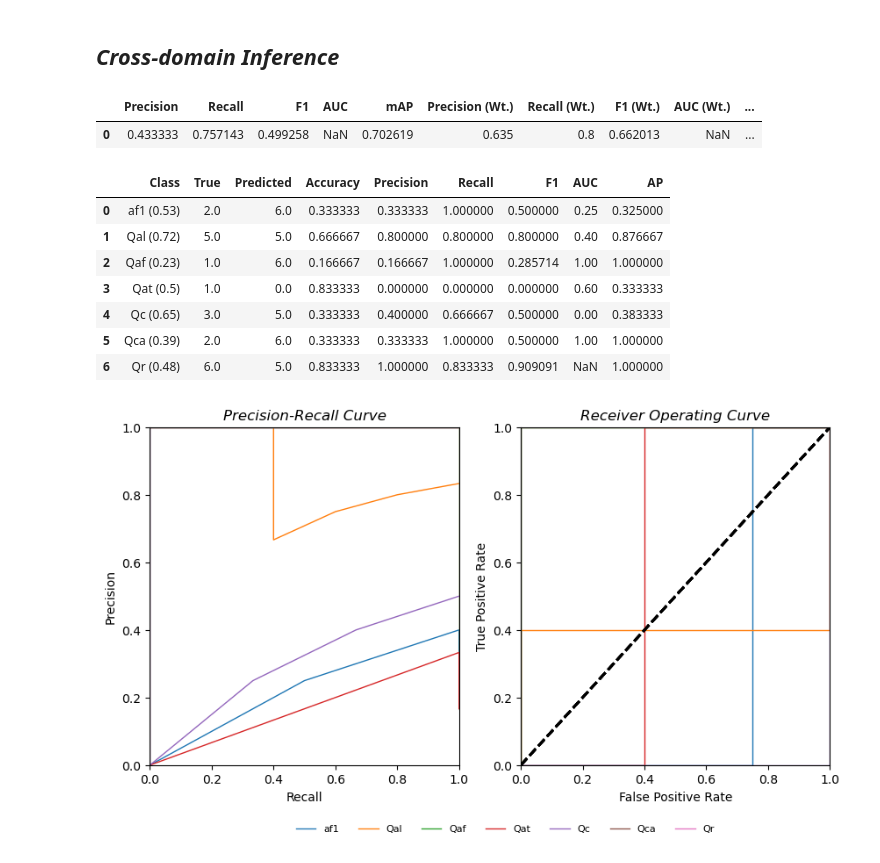
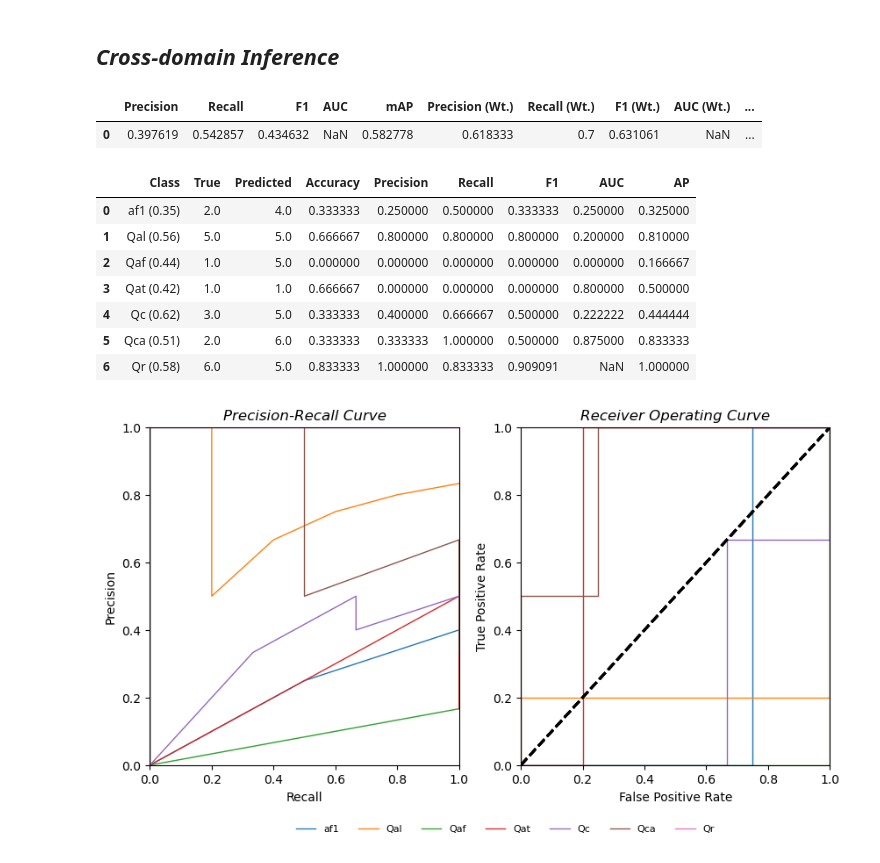
Before and after one commit to masseygeo/earthscape, a Jupyter notebook: notebooks/ml_class_smoke_test.ipynb, the cells around one changed output. Saved outputs shown, nothing was run; the diff lists cells and outputs as text; code cells hidden in the pictures.

```diff
--- a/notebooks/ml_class_smoke_test.ipynb
+++ b/notebooks/ml_class_smoke_test.ipynb
@@ -154,7 +33,8 @@ import matplotlib.pyplot as plt
 seed = 111
 set_seed(seed)
 
-# dict of informal name (modality) & list of file suffixes (channels)
+
+# dict of informal name (modality) & list of file suffixes
 modality_configs = {
     'dem': {
         'channels': ['dem.tif']
@@ -164,34 +44,43 @@ modality_configs = {
     #     }
     }
 
+
 # get normalization parameters for input modalities/channels
-modality_configs = get_norm_stats(f"{SPLIT_DIR}/{STR_VERSION}_stats.csv", modality_configs)
+norm_stats_path = f"{ES_VERSION_SPLIT_DIR}/train_stats.csv"
+modality_configs = get_norm_stats(norm_stats_path, modality_configs)
 
 
 # list of directories containing patch data
-patch_dirs = [r'../data/warren/patches_warren',
-              r'../data/howevalley/patches_howevalley',
-              r'../data/sonora/patches_sonora']
+patch_dirs = [
+    # f"{DATASET_DIR}/warren/patches",
+    # f"{DATASET_DIR}/howevalley/patches",
+    # f"{DATASET_DIR}/sonora/patches",
+    f"{SMOKE_VERSION_SPLIT_DIR}/patches"
+    ]
 
 
 # get patch IDs & create pytorch datasets...
 # training set
-train = gpd.read_file(f"{SMOKE_SPLITS_DIR}/smoke_{STR_VERSION}_train.geojson")
+train_patch_path = f"{SMOKE_VERSION_SPLIT_DIR}/smoke_train_id.geojson"
+train = gpd.read_file(train_patch_path)
 train_patch_ids = train['patch_id'].to_list()
 train_dataset = EarthScape_Dataset(train_patch_ids, patch_dirs, modality_configs, augment=True)
 
 # validation set
-val = gpd.read_file(f"{SMOKE_SPLITS_DIR}/smoke_{STR_VERSION}_val.geojson")
+val_patch_path = f"{SMOKE_VERSION_SPLIT_DIR}/smoke_val_id.geojson"
+val = gpd.read_file(val_patch_path)
 val_patch_ids = val['patch_id'].to_list()
 val_dataset = EarthScape_Dataset(val_patch_ids, patch_dirs, modality_configs, augment=False)
 
 # test set
-test = gpd.read_file(f"{SMOKE_SPLITS_DIR}/smoke_{STR_VERSION}_test.geojson")
+test_patch_path = f"{SMOKE_VERSION_SPLIT_DIR}/smoke_test_id.geojson"
+test = gpd.read_file(test_patch_path)
 test_patch_ids = test['patch_id'].to_list()
 test_dataset = EarthScape_Dataset(test_patch_ids, patch_dirs, modality_configs, augment=False)
 
 # cross-domain test set
-cross = gpd.read_file(f"{SMOKE_SPLITS_DIR}/smoke_{STR_VERSION}_cross.geojson")
+cross_patch_path = f"{SMOKE_VERSION_SPLIT_DIR}/smoke_test_cd.geojson"
+cross = gpd.read_file(cross_patch_path)
 cross_patch_ids = cross['patch_id'].to_list()
 cross_dataset = EarthScape_Dataset(cross_patch_ids, patch_dirs, modality_configs, augment=False)
 
@@ -200,7 +89,7 @@ cross_dataset = EarthScape_Dataset(cross_patch_ids, patch_dirs, modality_configs
 device = torch.device('cuda' if torch.cuda.is_available() else 'cpu')
 batch_size = 2
 num_epochs = 5
-encoder = 'vit'
+encoder = 'resnext'
 model = SGMapNet_Classification(modality_configs, encoder, enable_attention=False, embedding_dim=512, num_heads=8, p_attn=0.0, p_resid=0.0).to(device)
 optimizer = optim.Adam(model.parameters())
 
@@ -227,8 +116,6 @@ model_name = f"{encoder}_{modality_str}_{timestamp}"
 output_dir = f"{MODEL_CLF_DIR}/{model_name}"
 if not os.path.isdir(output_dir):
     os.makedirs(output_dir)
-else:
-    print('Directory already exists...')
 
 
 # log metadata
@@ -366,34 +288,47 @@ fig.savefig(f"{output_dir}/indomain_pr_curves.jpg")
 # %% [markdown]
 ## *Cross-domain Inference*
 # %%
+#############################################
+# Inference & Global Performance Metrics
+#############################################
+
+# inference...
 probabilities, targets = test_model(model, cross_loader, device)
 
+# global performance metrics
 df_cross_global = calculate_global_metrics(targets, probabilities, thresholds=optimal_thresholds)
-
-df_cross_global.to_csv(f"{output_dir}/crossdomain_model_performance.csv", index=False)
+df_cross_global.to_csv(f"{output_dir}/cd_global.csv", index=False)
 
 df_cross_global.head()
 # %% [output]
 |  | Precision | Recall | F1 | AUC | mAP | Precision (Wt.) | Recall (Wt.) | F1 (Wt.) | AUC (Wt.) | ... |
-| 0 | 0.433333 | 0.757143 | 0.499258 | NaN | 0.702619 | 0.635 | 0.8 | 0.662013 | NaN | ... |
+| 0 | 0.397619 | 0.542857 | 0.434632 | NaN | 0.582778 | 0.618333 | 0.7 | 0.631061 | NaN | ... |
 # %%
+###################################
+# Per-Class Performance Metrics
+###################################
+
+# class performance metrics
 df_cross_class = calculate_class_metrics(targets, probabilities, thresholds=optimal_thresholds)
-
-df_cross_class.to_csv(f"{output_dir}/crossdomain_class_performance.csv", index=False)
+df_cross_class.to_csv(f"{output_dir}/cd_class.csv", index=False)
 
 df_cross_class.head(10)
 # %% [output]
 |  | Class | True | Predicted | Accuracy | Precision | Recall | F1 | AUC | AP |
-| 0 | af1 (0.53) | 2.0 | 6.0 | 0.333333 | 0.333333 | 1.000000 | 0.500000 | 0.25 | 0.325000 |
-| 1 | Qal (0.72) | 5.0 | 5.0 | 0.666667 | 0.800000 | 0.800000 | 0.800000 | 0.40 | 0.876667 |
-| 2 | Qaf (0.23) | 1.0 | 6.0 | 0.166667 | 0.166667 | 1.000000 | 0.285714 | 1.00 | 1.000000 |
-| 3 | Qat (0.5) | 1.0 | 0.0 | 0.833333 | 0.000000 | 0.000000 | 0.000000 | 0.60 | 0.333333 |
-| 4 | Qc (0.65) | 3.0 | 5.0 | 0.333333 | 0.400000 | 0.666667 | 0.500000 | 0.00 | 0.383333 |
-| 5 | Qca (0.39) | 2.0 | 6.0 | 0.333333 | 0.333333 | 1.000000 | 0.500000 | 1.00 | 1.000000 |
-| 6 | Qr (0.48) | 6.0 | 5.0 | 0.833333 | 1.000000 | 0.833333 | 0.909091 | NaN | 1.000000 |
+| 0 | af1 (0.35) | 2.0 | 4.0 | 0.333333 | 0.250000 | 0.500000 | 0.333333 | 0.250000 | 0.325000 |
+| 1 | Qal (0.56) | 5.0 | 5.0 | 0.666667 | 0.800000 | 0.800000 | 0.800000 | 0.200000 | 0.810000 |
+| 2 | Qaf (0.44) | 1.0 | 5.0 | 0.000000 | 0.000000 | 0.000000 | 0.000000 | 0.000000 | 0.166667 |
+| 3 | Qat (0.42) | 1.0 | 1.0 | 0.666667 | 0.000000 | 0.000000 | 0.000000 | 0.800000 | 0.500000 |
+| 4 | Qc (0.62) | 3.0 | 5.0 | 0.333333 | 0.400000 | 0.666667 | 0.500000 | 0.222222 | 0.444444 |
+| 5 | Qca (0.51) | 2.0 | 6.0 | 0.333333 | 0.333333 | 1.000000 | 0.500000 | 0.875000 | 0.833333 |
+| 6 | Qr (0.58) | 6.0 | 5.0 | 0.833333 | 1.000000 | 0.833333 | 0.909091 | NaN | 1.000000 |
 # %%
+########################################
+# Per-Class Performance Visualization
+########################################
+
+# precision-recall curve
 fig = plot_label_pr_roc_curves(targets, probabilities)
-
-fig.savefig(f"{output_dir}/crossdomain_pr_curves.jpg")
+fig.savefig(f"{output_dir}/cd_pr_curves.jpg")
 # %% [output]
-[figure, old version]
+[figure, new version]
```
Also changed, not shown: parts of 24 cells of this notebook, 6 other files.
